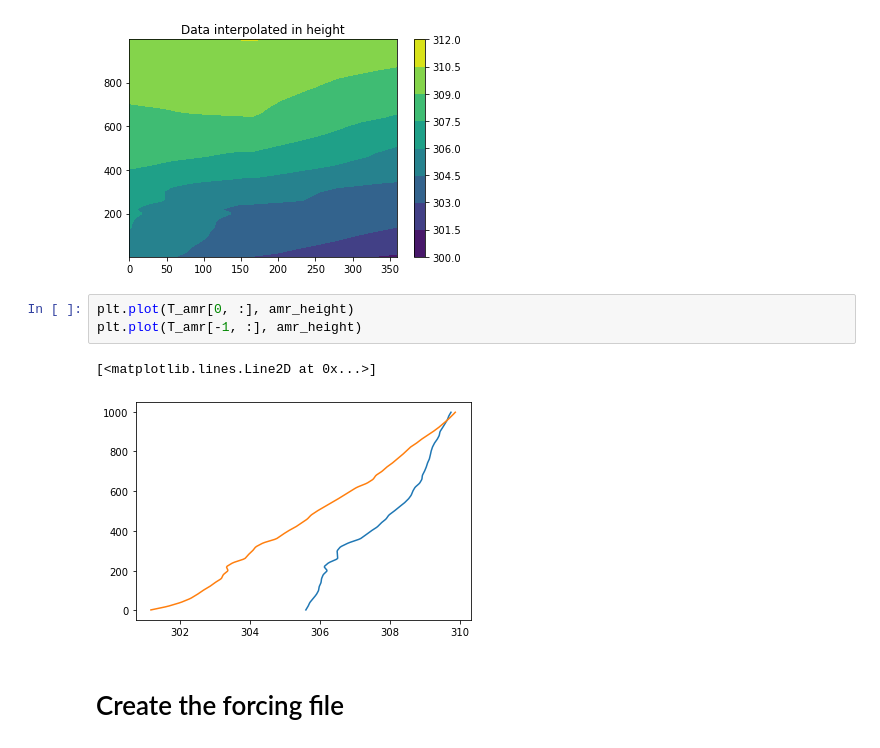
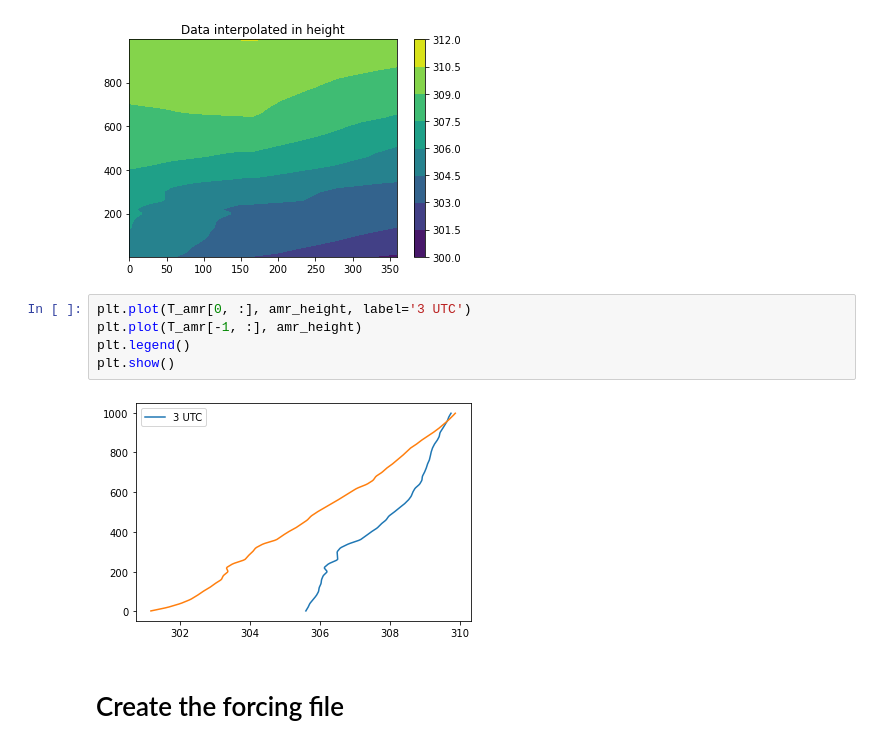
Before and after one commit to joejoeyjoseph/awaken-code, a Jupyter notebook: eagle/01_sonde_to_amr_stablecase.ipynb, the cells around one changed output. Cells and saved outputs as stored; diff of their text form.

```diff
--- a/eagle/01_sonde_to_amr_stablecase.ipynb
+++ b/eagle/01_sonde_to_amr_stablecase.ipynb
@@ -172,11 +172,12 @@ plt.title('Data interpolated in height')
 Text(0.5, 1.0, 'Data interpolated in height')
 [figure]
 # %%
-plt.plot(T_amr[0, :], amr_height)
+plt.plot(T_amr[0, :], amr_height, label='3 UTC')
 plt.plot(T_amr[-1, :], amr_height)
+plt.legend()
+plt.show()
 # %% [output]
-[<matplotlib.lines.Line2D at 0x...>]
-[figure, old version]
+[figure, new version]
 # %% [markdown]
 # Create the forcing file
 # %% [markdown]
```
